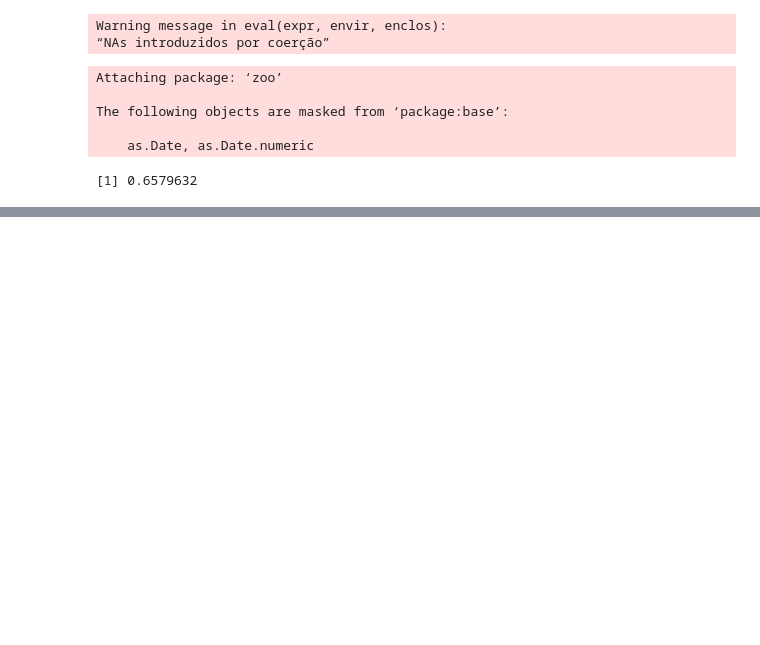
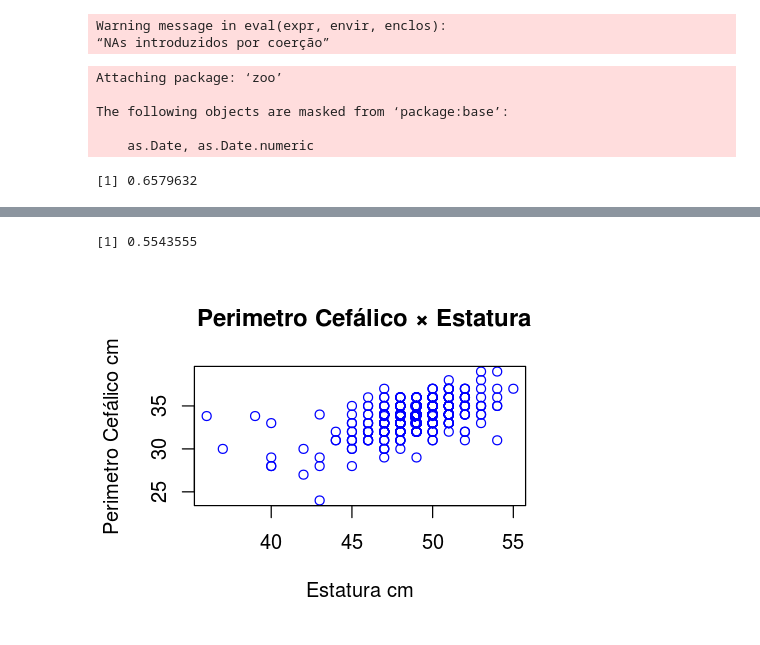
Before and after one commit to SCloves/Lista_3_Descritiva, a Jupyter notebook: Rascunhos.ipynb, the cells around one changed output, grey strips where cells are left out. Cells and saved outputs as stored; diff of their text form; code cells hidden in the pictures; blank space fills up the shorter version.

```diff
--- a/Rascunhos.ipynb
+++ b/Rascunhos.ipynb
@@ -60,0 +70,11 @@ cor(malaria$peso, malaria$pc)
+# %%
+cor(malaria$est, malaria$pc)
+# %% [output]
+[1] 0.5543555
+# %%
+plot(malaria$est, malaria$pc,
+        main = ' Perimetro Cefálico × Estatura',
+        xlab = 'Estatura cm', ylab = 'Perimetro Cefálico cm',
+        col = 'blue')
+# %% [output]
+[figure, added]
```
Also changed, not shown: parts of 38 cells of this notebook.
